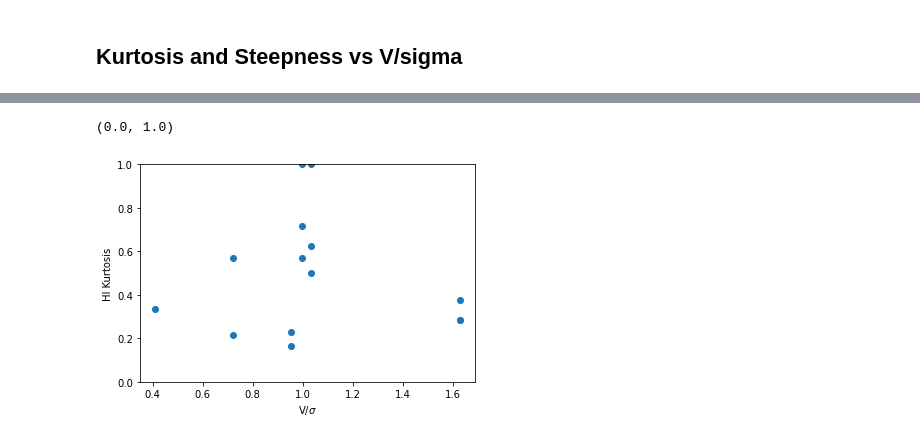
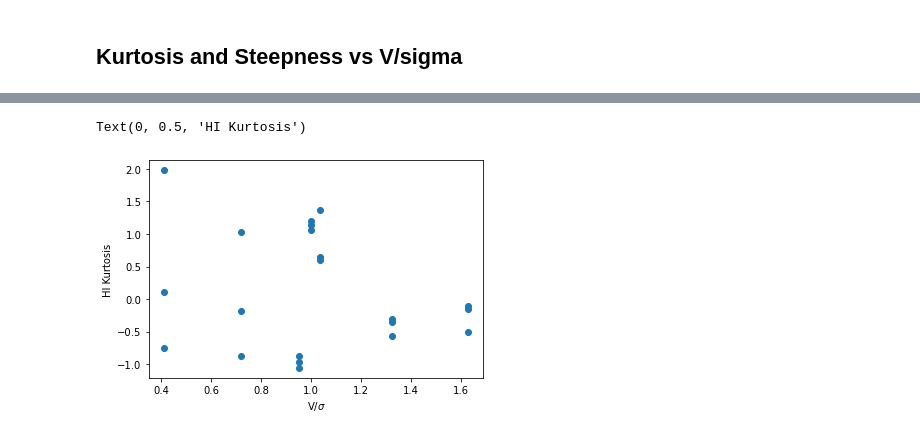
Before and after one commit to JosephWick/H1-merian, a Jupyter notebook: notebooks/ThesisFigures.ipynb, the cells around one changed output, grey strips where cells are left out. Cells and saved outputs as stored; diff of their text form; code cells hidden in the pictures.

```diff
--- a/notebooks/ThesisFigures.ipynb
+++ b/notebooks/ThesisFigures.ipynb
@@ -832,11 +832,11 @@ vOverS2 = []
 for i,_ in enumerate(widdf['K_cdm']):
     vOverS2.append(vOverS[int(i/3)])
 # %%
-plt.scatter(vOverS2, widdf['dW_cdm'])
+plt.scatter(vOverS2, widdf['K_cdm'])
 plt.xlabel(r'V/$\sigma$')
 plt.ylabel('HI Kurtosis')
 
-plt.ylim([0.0,1.0])
+#plt.ylim([0.0,1.0])
 # %% [output]
-(0.0, 1.0)
+Text(0, 0.5, 'HI Kurtosis')
-[figure, old version]
+[figure, new version]
```
Also changed, not shown: parts of 3 cells of this notebook.
